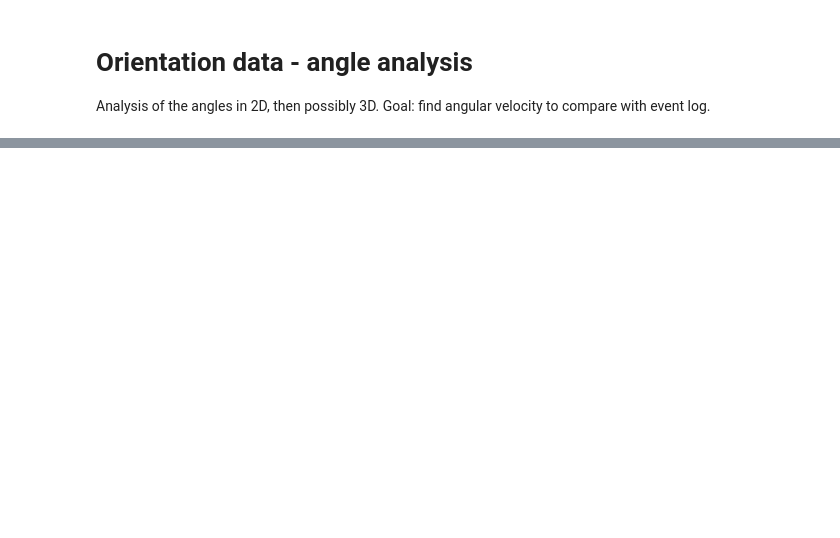
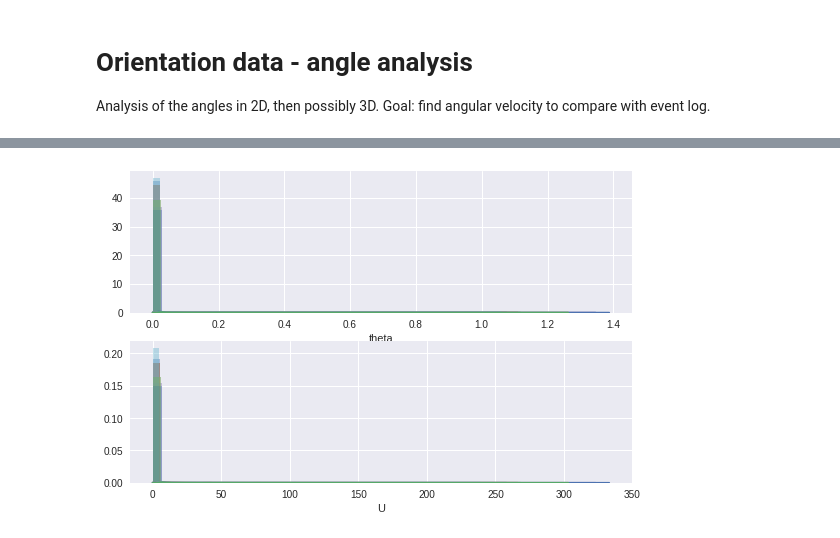
Before and after one commit to alTeska/VR_Acuity, a Jupyter notebook: notebooks/Orientation_Angle.ipynb, the cells around one changed output, grey strips where cells are left out. Drawn from its saved outputs; the diff is of its cells as text; code cells hidden in the pictures; blank space fills up the shorter version.

```diff
--- a/notebooks/Orientation_Angle.ipynb
+++ b/notebooks/Orientation_Angle.ipynb
@@ -116,0 +119,14 @@ for i, x in enumerate(fnameClean):
+# %%
+# applying method to all experiments
+for i, x in enumerate(fname):
+    df[i] = pd.read_hdf(path+x+'_filter.h5', 'Full')
+
+dfV = {}
+
+for i, x in enumerate(fname):
+    dfV[i] = df[i]
+    #clearing data off useless variables
+    dfV[i].rename(columns={"Time_Ori":'Time'}, inplace=True)
+    dfV[i].drop({'Time_Pos', 'X_Pos', 'Y_Pos', 'Z_Pos', 'dX', 'dY', 'dZ',}, axis=1, inplace=True)
+
+    print(i, 'done')
@@ -116,0 +142,8 @@ for i, x in enumerate(fnameClean):
+# %%
+for i, x in enumerate(fname):
+    # calculating lenghts of VecX and VecZ and creation of shifted vectors
+    dfV[i] = dfV[i].apply(decompose_vec_df, axis=1)
+    dfV[i]['lx2'] = dfV[i].lx1.shift(1)
+    dfV[i]['lz2'] = dfV[i].lz1.shift(1)
+    dfV[i].dropna(inplace=True)
+    print(i, 'done')
@@ -116,0 +159,5 @@ for i, x in enumerate(fnameClean):
+# %%
+for i, x in enumerate(fname):
+    # calculating angle between two vectors
+    dfV[i] = dfV[i].apply(angle_theta , axis=1)
+    print(i, 'done')
@@ -116,0 +173,6 @@ for i, x in enumerate(fnameClean):
+# %%
+for i, x in enumerate(fname):
+    # angular velocity
+    dfV[i]['U'] = dfV[i].apply(lambda row: np.absolute(row.theta) / row.dTime, axis=1)
+    dfV[i].dropna(inplace=True)
+    print(i, 'done')
@@ -117,9 +188,11 @@ for i, x in enumerate(fnameClean):
 # %%
 # angular velocity distribution for all experiments
 fig = plt.figure(figsize=(9,12))
 ax1 = fig.add_subplot(411)
 ax2 = fig.add_subplot(412)
 
-for i, x in enumerate(fnameClean):
-    sns.distplot(dfV[i].theta[1]  , ax=ax1)
-    sns.distplot(dfV[i].U  , ax=ax2)
+for i, x in enumerate(fname):
+    sns.distplot(dfV[i].theta, ax=ax1)
+    sns.distplot(dfV[i].U    , ax=ax2)
+# %% [output]
+[figure, added]
```
Also changed, not shown: parts of 16 cells of this notebook, 1 other file.
